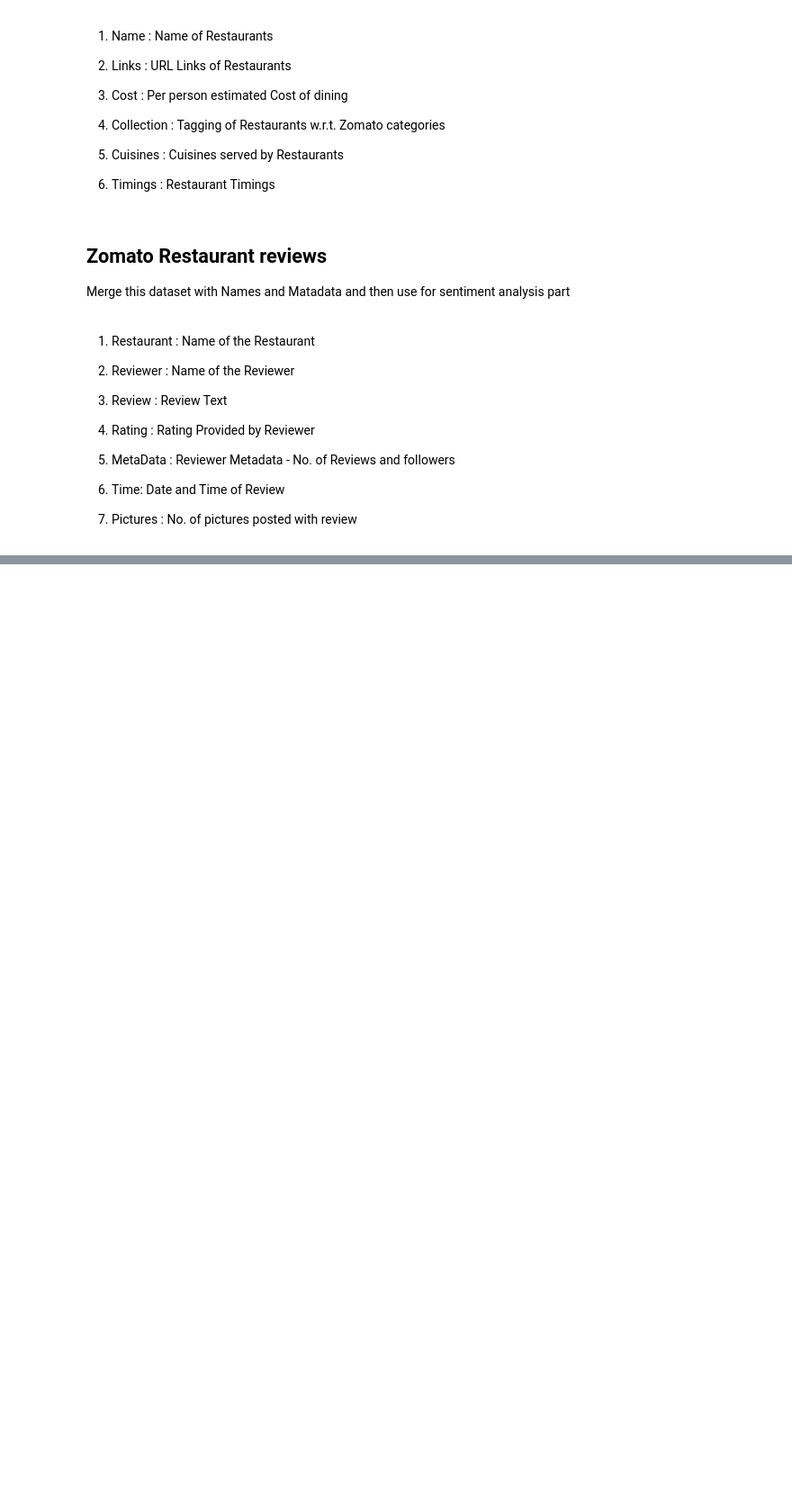
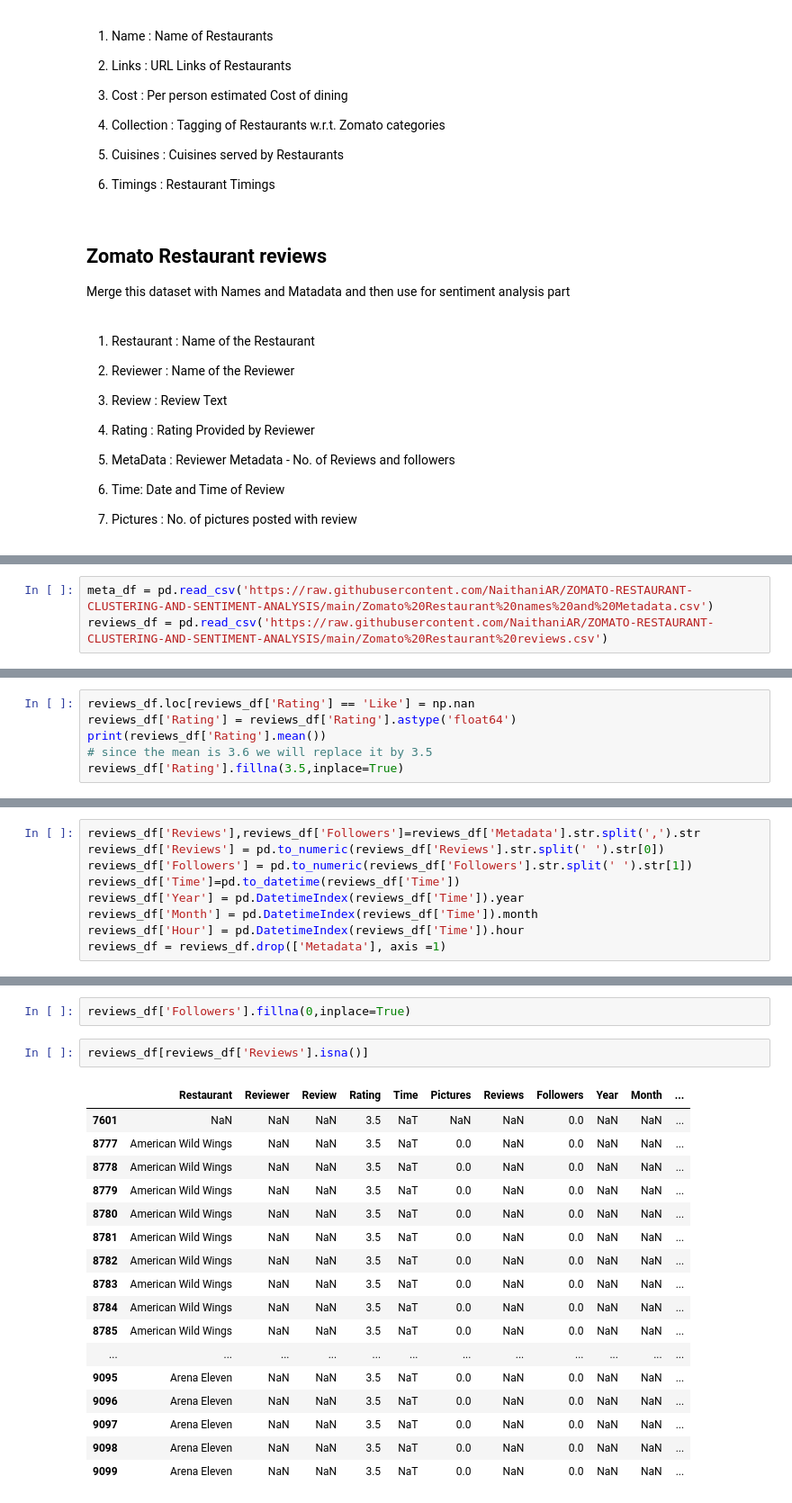
Before and after one commit to NaithaniAR/CapstoneProject-MLClustering, a Jupyter notebook: ZOMATO_RESTAURANT_CLUSTERING_AND_SENTIMENT_ANALYSIS.ipynb, the cells around one changed output, grey strips where cells are left out. Shown at 90% size. Saved outputs shown, nothing was run; the diff lists cells and outputs as text; blank space fills up the shorter version.

```diff
--- a/ZOMATO_RESTAURANT_CLUSTERING_AND_SENTIMENT_ANALYSIS.ipynb
+++ b/ZOMATO_RESTAURANT_CLUSTERING_AND_SENTIMENT_ANALYSIS.ipynb
@@ -48,0 +68,3 @@ Merge this dataset with Names and Matadata and then use for sentiment analysis p
+# %%
+meta_df = pd.read_csv('https://raw.githubusercontent.com/NaithaniAR/ZOMATO-RESTAURANT-CLUSTERING-AND-SENTIMENT-ANALYSIS/main/Zomato%20Restaurant%20names%20and%20Metadata.csv')
+reviews_df = pd.read_csv('https://raw.githubusercontent.com/NaithaniAR/ZOMATO-RESTAURANT-CLUSTERING-AND-SENTIMENT-ANALYSIS/main/Zomato%20Restaurant%20reviews.csv')
@@ -48,0 +215,6 @@ Merge this dataset with Names and Matadata and then use for sentiment analysis p
+# %%
+reviews_df.loc[reviews_df['Rating'] == 'Like'] = np.nan
+reviews_df['Rating'] = reviews_df['Rating'].astype('float64')
+print(reviews_df['Rating'].mean())
+# since the mean is 3.6 we will replace it by 3.5
+reviews_df['Rating'].fillna(3.5,inplace=True)
@@ -48,0 +223,9 @@ Merge this dataset with Names and Matadata and then use for sentiment analysis p
+# %%
+reviews_df['Reviews'],reviews_df['Followers']=reviews_df['Metadata'].str.split(',').str
+reviews_df['Reviews'] = pd.to_numeric(reviews_df['Reviews'].str.split(' ').str[0])
+reviews_df['Followers'] = pd.to_numeric(reviews_df['Followers'].str.split(' ').str[1])
+reviews_df['Time']=pd.to_datetime(reviews_df['Time'])
+reviews_df['Year'] = pd.DatetimeIndex(reviews_df['Time']).year
+reviews_df['Month'] = pd.DatetimeIndex(reviews_df['Time']).month
+reviews_df['Hour'] = pd.DatetimeIndex(reviews_df['Time']).hour
+reviews_df = reviews_df.drop(['Metadata'], axis =1)
@@ -48,0 +284,22 @@ Merge this dataset with Names and Matadata and then use for sentiment analysis p
+# %%
+reviews_df['Followers'].fillna(0,inplace=True)
+# %%
+reviews_df[reviews_df['Reviews'].isna()]
+# %% [output]
+|  | Restaurant | Reviewer | Review | Rating | Time | Pictures | Reviews | Followers | Year | Month | ... |
+| 7601 | NaN | NaN | NaN | 3.5 | NaT | NaN | NaN | 0.0 | NaN | NaN | ... |
+| 8777 | American Wild Wings | NaN | NaN | 3.5 | NaT | 0.0 | NaN | 0.0 | NaN | NaN | ... |
+| 8778 | American Wild Wings | NaN | NaN | 3.5 | NaT | 0.0 | NaN | 0.0 | NaN | NaN | ... |
+| 8779 | American Wild Wings | NaN | NaN | 3.5 | NaT | 0.0 | NaN | 0.0 | NaN | NaN | ... |
+| 8780 | American Wild Wings | NaN | NaN | 3.5 | NaT | 0.0 | NaN | 0.0 | NaN | NaN | ... |
+| 8781 | American Wild Wings | NaN | NaN | 3.5 | NaT | 0.0 | NaN | 0.0 | NaN | NaN | ... |
+| 8782 | American Wild Wings | NaN | NaN | 3.5 | NaT | 0.0 | NaN | 0.0 | NaN | NaN | ... |
+| 8783 | American Wild Wings | NaN | NaN | 3.5 | NaT | 0.0 | NaN | 0.0 | NaN | NaN | ... |
+| 8784 | American Wild Wings | NaN | NaN | 3.5 | NaT | 0.0 | NaN | 0.0 | NaN | NaN | ... |
+| 8785 | American Wild Wings | NaN | NaN | 3.5 | NaT | 0.0 | NaN | 0.0 | NaN | NaN | ... |
+| ... | ... | ... | ... | ... | ... | ... | ... | ... | ... | ... | ... |
+| 9095 | Arena Eleven | NaN | NaN | 3.5 | NaT | 0.0 | NaN | 0.0 | NaN | NaN | ... |
+| 9096 | Arena Eleven | NaN | NaN | 3.5 | NaT | 0.0 | NaN | 0.0 | NaN | NaN | ... |
+| 9097 | Arena Eleven | NaN | NaN | 3.5 | NaT | 0.0 | NaN | 0.0 | NaN | NaN | ... |
+| 9098 | Arena Eleven | NaN | NaN | 3.5 | NaT | 0.0 | NaN | 0.0 | NaN | NaN | ... |
+| 9099 | Arena Eleven | NaN | NaN | 3.5 | NaT | 0.0 | NaN | 0.0 | NaN | NaN | ... |
```
Also changed, not shown: parts of 31 cells of this notebook.
